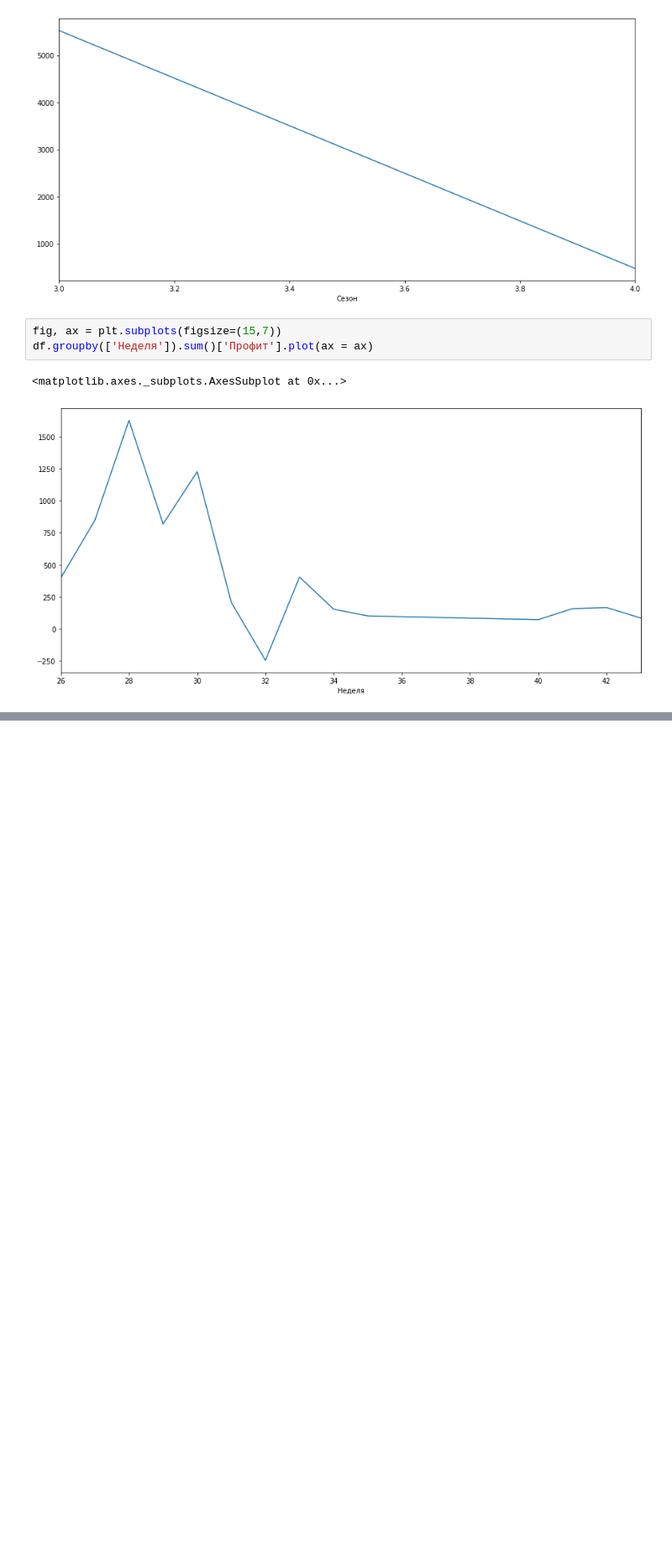
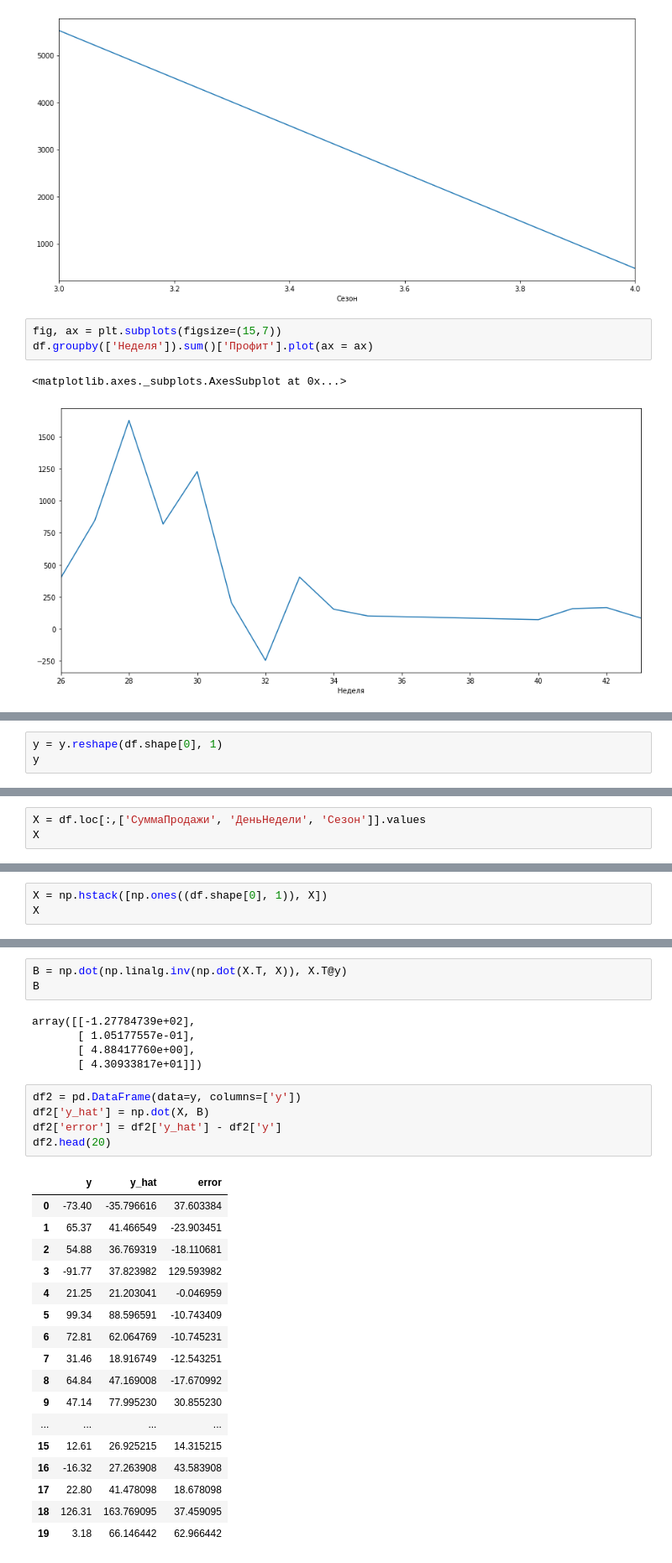
Before and after one commit to gulchitai/terver, a Jupyter notebook: Lesson8/course_project_2_0.ipynb, the cells around one changed output, grey strips where cells are left out. Shown: that part at 84% size. Drawn from its saved outputs; the diff is of its cells as text; blank space fills up the shorter version.

```diff
--- a/Lesson8/course_project_2_0.ipynb
+++ b/Lesson8/course_project_2_0.ipynb
@@ -99,0 +174,3 @@ df.groupby(['Неделя']).sum()['Профит'].plot(ax = ax)
+# %%
+y = y.reshape(df.shape[0], 1)
+y
@@ -99,0 +195,3 @@ df.groupby(['Неделя']).sum()['Профит'].plot(ax = ax)
+# %%
+X = df.loc[:,['СуммаПродажи', 'ДеньНедели', 'Сезон']].values
+X
@@ -99,0 +216,3 @@ df.groupby(['Неделя']).sum()['Профит'].plot(ax = ax)
+# %%
+X = np.hstack([np.ones((df.shape[0], 1)), X])
+X
@@ -99,0 +237,31 @@ df.groupby(['Неделя']).sum()['Профит'].plot(ax = ax)
+# %%
+B = np.dot(np.linalg.inv(np.dot(X.T, X)), X.T@y)
+B
+# %% [output]
+array([[-1.27784739e+02],
+       [ 1.05177557e-01],
+       [ 4.88417760e+00],
+       [ 4.30933817e+01]])
+# %%
+df2 = pd.DataFrame(data=y, columns=['y'])
+df2['y_hat'] = np.dot(X, B)
+df2['error'] = df2['y_hat'] - df2['y']
+df2.head(20)
+# %% [output]
+|  | y | y_hat | error |
+| 0 | -73.40 | -35.796616 | 37.603384 |
+| 1 | 65.37 | 41.466549 | -23.903451 |
+| 2 | 54.88 | 36.769319 | -18.110681 |
+| 3 | -91.77 | 37.823982 | 129.593982 |
+| 4 | 21.25 | 21.203041 | -0.046959 |
+| 5 | 99.34 | 88.596591 | -10.743409 |
+| 6 | 72.81 | 62.064769 | -10.745231 |
+| 7 | 31.46 | 18.916749 | -12.543251 |
+| 8 | 64.84 | 47.169008 | -17.670992 |
+| 9 | 47.14 | 77.995230 | 30.855230 |
+| ... | ... | ... | ... |
+| 15 | 12.61 | 26.925215 | 14.315215 |
+| 16 | -16.32 | 27.263908 | 43.583908 |
+| 17 | 22.80 | 41.478098 | 18.678098 |
+| 18 | 126.31 | 163.769095 | 37.459095 |
+| 19 | 3.18 | 66.146442 | 62.966442 |
```
Also changed, not shown: parts of 11 cells of this notebook.
